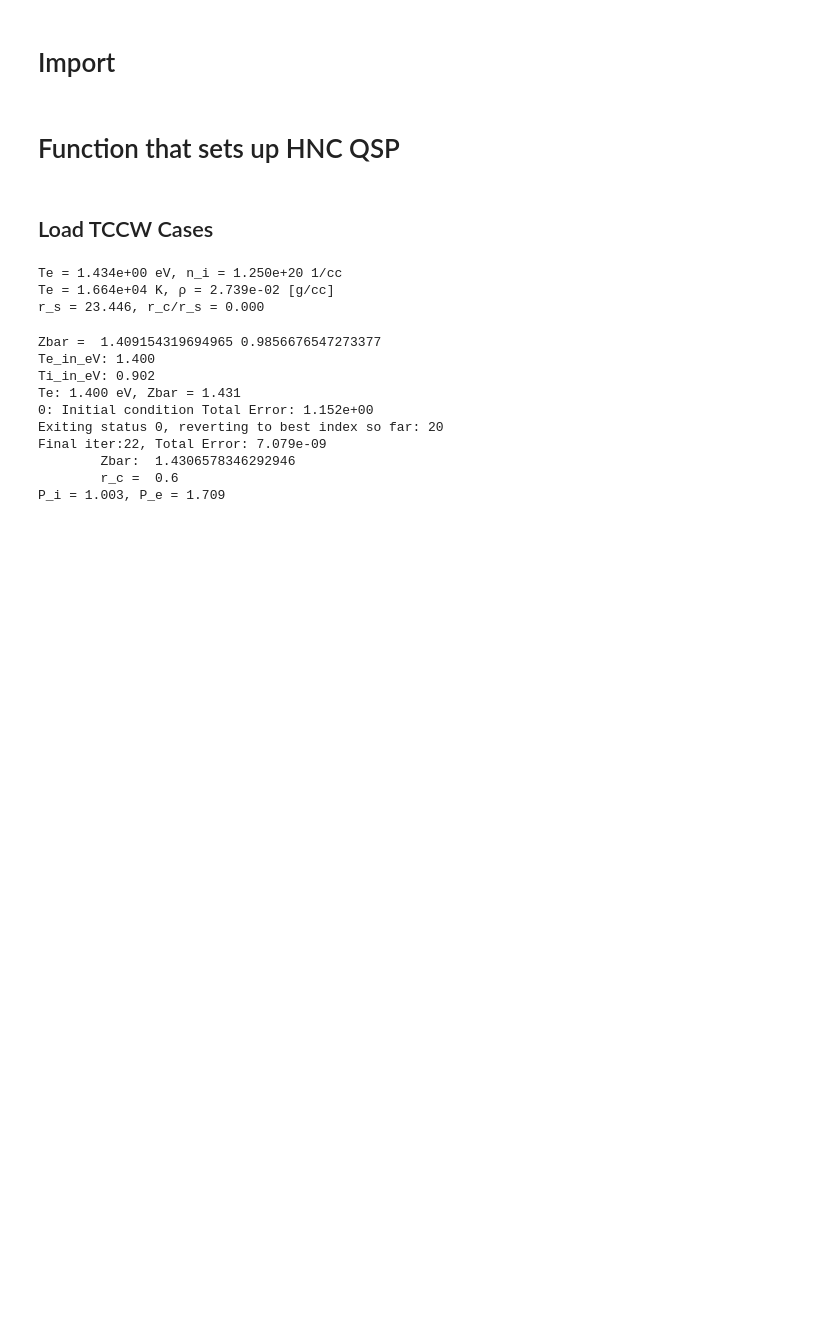
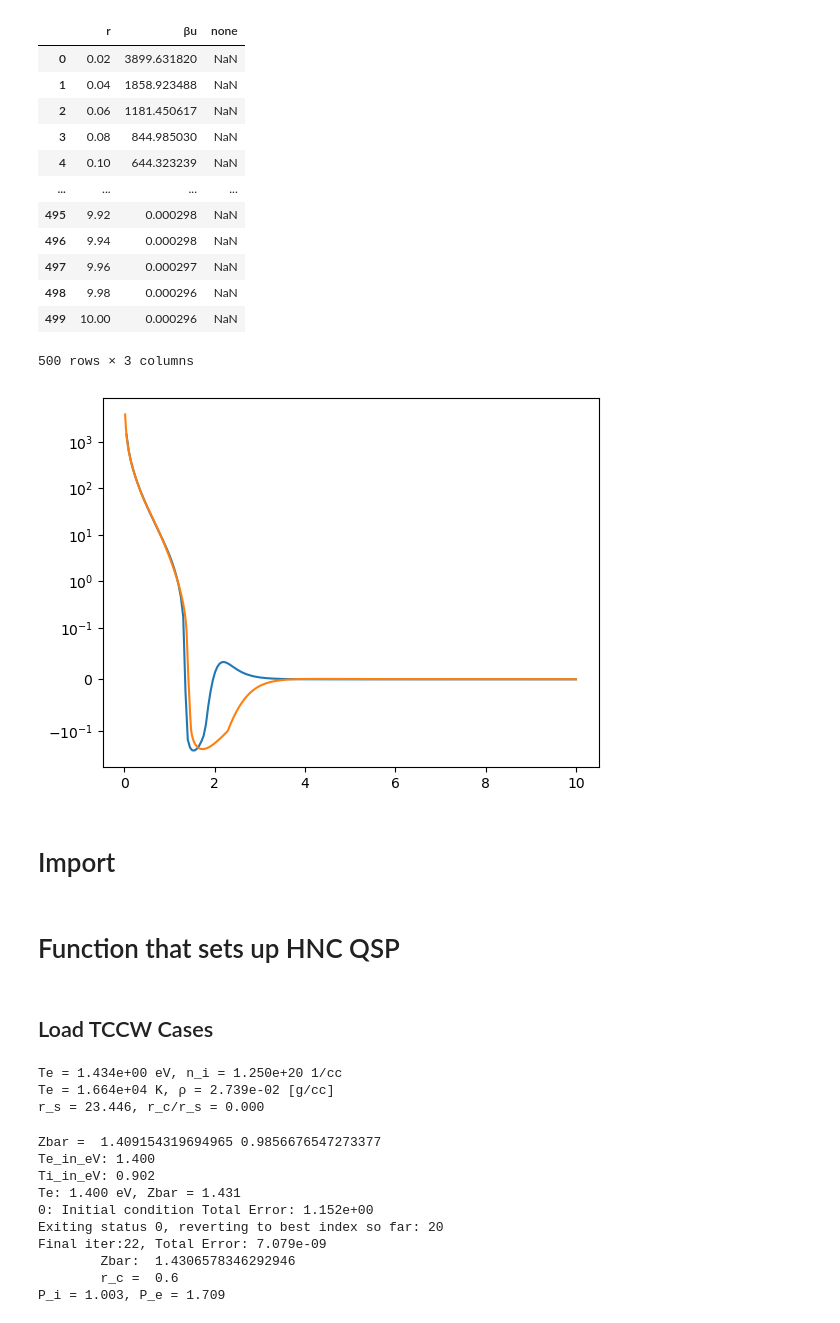
Before and after one commit to ZachAJohnson/hnc, a Jupyter notebook: CMEP_atom.ipynb, the cells around one changed output. Saved outputs shown, nothing was run; the diff lists cells and outputs as text; code cells hidden in the pictures; blank space fills up the shorter version.

```diff
--- a/CMEP_atom.ipynb
+++ b/CMEP_atom.ipynb
@@ -1,3 +1,44 @@
+# %%
+from pandas import read_csv
+a = 6.173502448680767429e+02
+b = -6.823646882810599834e+00
+c = 9.838175722797869227e+00
+d = -1.905417771374066926e-01
+e = -8.118581177054974773e+01
+f = -2.571738294903558995e+02
+g = -3.396999312640221433e+03
+h = 4.014234830291741218e+03
+i = 1.530879134252159446e+01
+j = -1.262673326696332810e+00
+k = 1.242841511953092226e+00
+l = 2.289488766821307919e-01
+
+βu_eff = lambda r: a/r*np.exp(-b*r)/(1+np.exp(c*(r-d))) + e*np.cos((r-f)*g*np.exp(-h*r))*np.exp(-i*r) + j*np.exp(-(k-r)**2/l)
+βu_data = read_csv('./fits/Al1_βu_eff_rawdata.txt', header=1, delim_whitespace=True)
+βu_data.columns=['r', 'βu', 'none']
+
+fig, ax  = plt.subplots()
+
+rs = np.linspace(0,10, num=200)
+ax.plot(rs, βu_eff(rs))
+ax.plot(βu_data['r'], βu_data['βu'])
+ax.set_yscale('symlog',linthresh=0.1)
+βu_data
+# %% [output]
+|  | r | βu | none |
+| 0 | 0.02 | 3899.631820 | NaN |
+| 1 | 0.04 | 1858.923488 | NaN |
+| 2 | 0.06 | 1181.450617 | NaN |
+| 3 | 0.08 | 844.985030 | NaN |
+| 4 | 0.10 | 644.323239 | NaN |
+| ... | ... | ... | ... |
+| 495 | 9.92 | 0.000298 | NaN |
+| 496 | 9.94 | 0.000298 | NaN |
+| 497 | 9.96 | 0.000297 | NaN |
+| 498 | 9.98 | 0.000296 | NaN |
+| 499 | 10.00 | 0.000296 | NaN |
+500 rows × 3 columns
+[figure, added]
 # %% [markdown]
 # Import
 # %%
```
